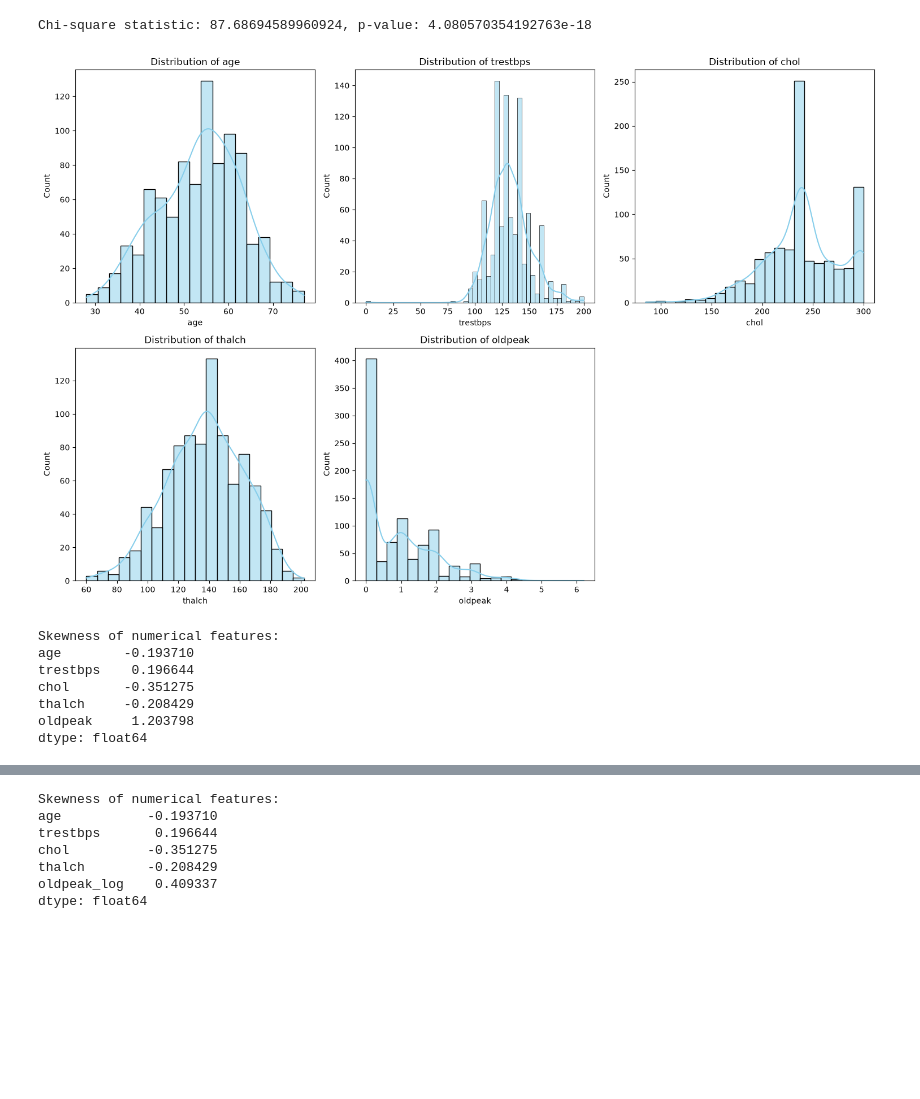
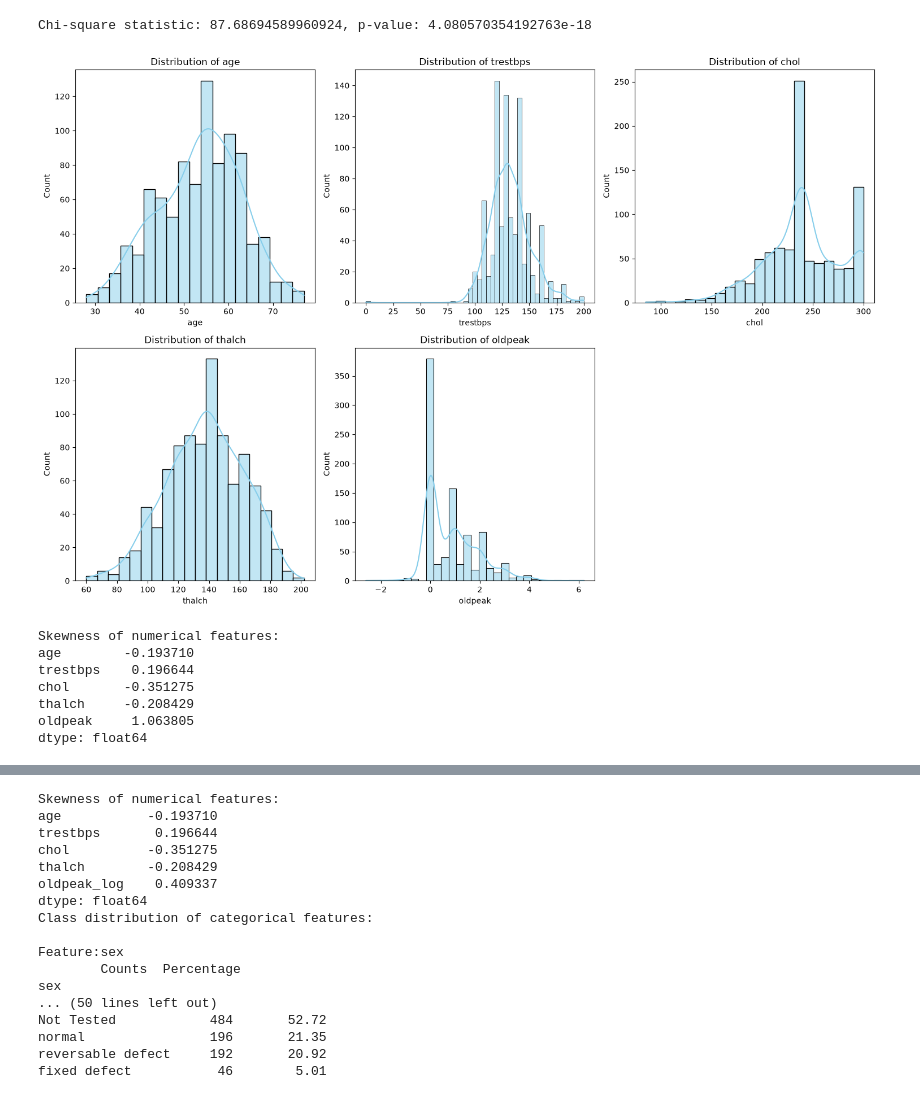
Before and after one commit to hamza-hk7440/Step-by-Step-Study-Guide-for-Binary-Classification, a Jupyter notebook: work.ipynb, the cells around one changed output, grey strips where cells are left out. Saved outputs shown, nothing was run; the diff lists cells and outputs as text; code cells hidden in the pictures; blank space fills up the shorter version.

```diff
--- a/work.ipynb
+++ b/work.ipynb
@@ -64,15 +64,18 @@ df.dropna(subset=['restecg'], inplace=True)
 from sklearn.experimental import enable_iterative_imputer
 from sklearn.impute import IterativeImputer
 #but before that we need to check the data types of the columns that have missing values and convert them to numeric if they are not numeric
+impute_cols = ['trestbps', 'thalch', 'fbs', 'exang', 'oldpeak']
+for col in impute_cols:
+    if df[col].dtype == 'object':
+        df[col] = pd.to_numeric(df[col], errors='coerce')
 #we found that the 'fbs' and 'exang' columns are of object type(boolean) so we need to convert them to numeric type
-df['fbs'] = df['fbs'].astype(float)
-df['exang'] = df['exang'].astype(float)
-#now i will select the columns that have missing values
-num_cols = ['trestbps', 'thalch', 'fbs', 'exang', 'oldpeak']
 #now i will create an instance of the IterativeImputer class
 imputer = IterativeImputer(max_iter=10, random_state=42)
 #now i will fit the imputer to the selected columns
-df[num_cols] = imputer.fit_transform(df[num_cols])
+df[impute_cols] = imputer.fit_transform(df[impute_cols])
+#post-processing: after imputation, we need to round the values of 'fbs' and 'exang' columns to the nearest integer and convert them back to float type
+df['fbs'] = df['fbs'].round().astype(float)
+df['exang'] = df['exang'].round().astype(float)
 
 #ok now i pass to the columns that have more than 20% missing values and less than 50% missing values which is 'slope' column
 #so here also we have 2 strategies to handle missing values:
@@ -137,40 +140,59 @@ print(df[num_cols].skew())
 #why we use skewness?-->
 #first it has influence on the model algorithms and their performance
 #Linear models (Logistic Regression, Linear SVM, Neural Networks) perform poorly on heavily skewed features. If skewness is high, apply a Log Transformation
 #Tree-Based Models: If you use Tree algorithms (Random Forest, XGBoost), skewness doesn't hurt them
 #but what's log transformation?-->
 #Log transformation is a mathematical operation that applies the logarithm function to each value in a dataset
 #x'=log(x)
 #example log(10)=2.30
 #also the skewness help in deciding which feature scaling technique to use
 #StandardScaler (Z-Score Standardization): Best used when features are roughly normally distributed (bell-shaped)
 #RobustScaler: Best used when features are heavily skewed or contain extreme high values
 #MinMaxScaler: Rescales values between 0 and 1, best used when features have bounded ranges and minimal skewness.
 #so now i will log transform the 'oldpeak'
 
 import numpy as np
 df['oldpeak'] = df['oldpeak'].clip(lower=0)
 df['oldpeak_log'] = np.log1p(df['oldpeak'])
 df=df.drop(columns=['oldpeak'])
 num_cols = ['age', 'trestbps', 'chol', 'thalch', 'oldpeak_log']
 plt.figure(figsize=(15, 10))
 for i, col in enumerate(num_cols, 1):
     plt.subplot(2, 3, i)
     sns.histplot(df[col], kde=True, color='skyblue')
     plt.title(f'Distribution of {col}')
 plt.tight_layout()
 plt.show()
 
 print("Skewness of numerical features:")
 print(df[num_cols].skew())
+
+#now we pass to the categorical features
+#here we don't measure skewness but we look for Class Imbalance or we can say Dominant Categories
+#so a feature is considered heavily imbalanced if one category represents more than 90% of the total observations
+#let's first check the categorical features in the dataset
+cat_cols = ['sex', 'cp', 'fbs', 'restecg', 'exang', 'slope', 'ca', 'thal']
+print("Class distribution of categorical features:")
+for col in cat_cols:
+    print(f"\nFeature:{col}")
+    percentage=df[col].value_counts(normalize=True) * 100
+    counts = df[col].value_counts()
+    summary_df = pd.DataFrame({'Counts': counts, 'Percentage': percentage.round(2)})
+    print(summary_df)
+#interpretation: if we have a feature that has a category that represents 85%-90% of the total observations, we can say that this feature is heavily imbalanced
+#the actionable decision:
+#<85%: No action needed
+#85%-90%:here we need to monitor feature importance during model evaluation(we will see later on)
+#>90%: drop column
+#in this dataset we don't have any categorical feature that is heavily imbalanced so we don't need to take any action
 # %% [output]
-[figure, old version]
+[figure, new version]
 Skewness of numerical features:
 age        -0.193710
 trestbps    0.196644
 chol       -0.351275
 thalch     -0.208429
-oldpeak     1.203798
+oldpeak     1.063805
 dtype: float64
 [figure]
 Skewness of numerical features:
@@ -180,3 +202,13 @@ chol          -0.351275
 thalch        -0.208429
 oldpeak_log    0.409337
 dtype: float64
+Class distribution of categorical features:
+
+Feature:sex
+        Counts  Percentage
+sex
+... (50 lines left out)
+Not Tested            484       52.72
+normal                196       21.35
+reversable defect     192       20.92
+fixed defect           46        5.01
```
Also changed, not shown: parts of 1 cell of this notebook.
